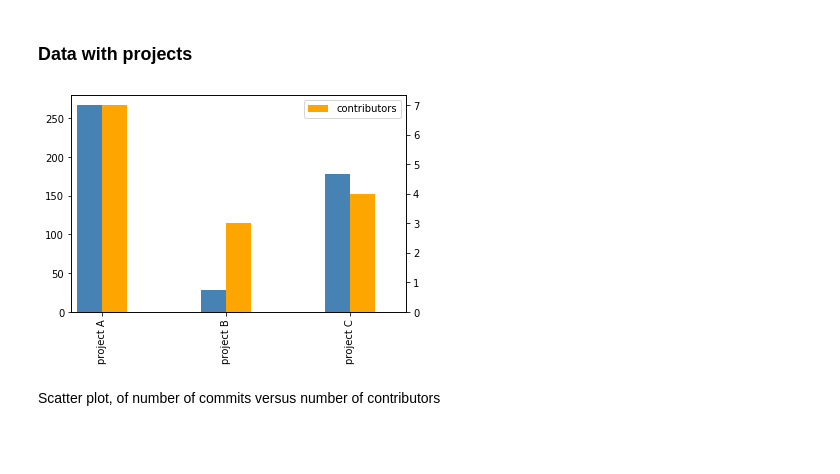
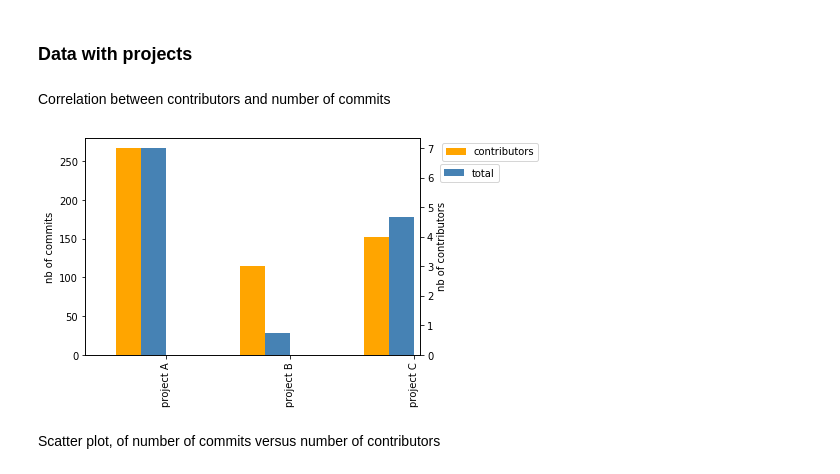
Before and after one commit to sylhare/git-processor, a Jupyter notebook: docs/Git Processor Demo.ipynb, the cells around one changed output. Cells and saved outputs as stored; diff of their text form; code cells hidden in the pictures; blank space fills up the shorter version.

```diff
--- a/docs/Git Processor Demo.ipynb
+++ b/docs/Git Processor Demo.ipynb
@@ -87,16 +131,23 @@ plot = p.df.set_index('name').plot.bar(stacked=True, fontsize=14)
 # %% [markdown]
 ### Data with projects
+# %% [markdown]
+Correlation between contributors and number of commits
 # %%
 import matplotlib.pyplot as plt
 # %%
 fig = plt.figure()
 ax1 = fig.add_subplot(111)
-ax2 = ax1.twinx()
 
 df = p.projects_total().drop(['total'], axis=0).reset_index()
-_ = df.total.plot.bar(color='steelblue', ax=ax1, width=0.2, position=1)
-_ = p.contributors().plot.bar(color='orange', ax=ax2, width=0.2, position=0)
+plot = df.total.plot.bar(color='steelblue', y="nb of ", ax=ax1, width=0.2, position=1)
+ax1.set_ylabel('nb of commits')
+plt.legend(bbox_to_anchor=(1.25, 0.90), loc='upper right')
+ax2 = ax1.twinx()
+plot = p.contributors().plot.bar(color='orange', ax=ax2, width=0.2, position=2)
+ax2.set_ylabel('nb of contributors')
+plot.legend(bbox_to_anchor=(1.05, 1), loc='upper left')
+plt.show()
 # %% [output]
-[figure, old version]
+[figure, new version]
 # %% [markdown]
 Scatter plot, of number of commits versus number of contributors
```
Also changed, not shown: parts of 25 cells of this notebook, 1 other file.
